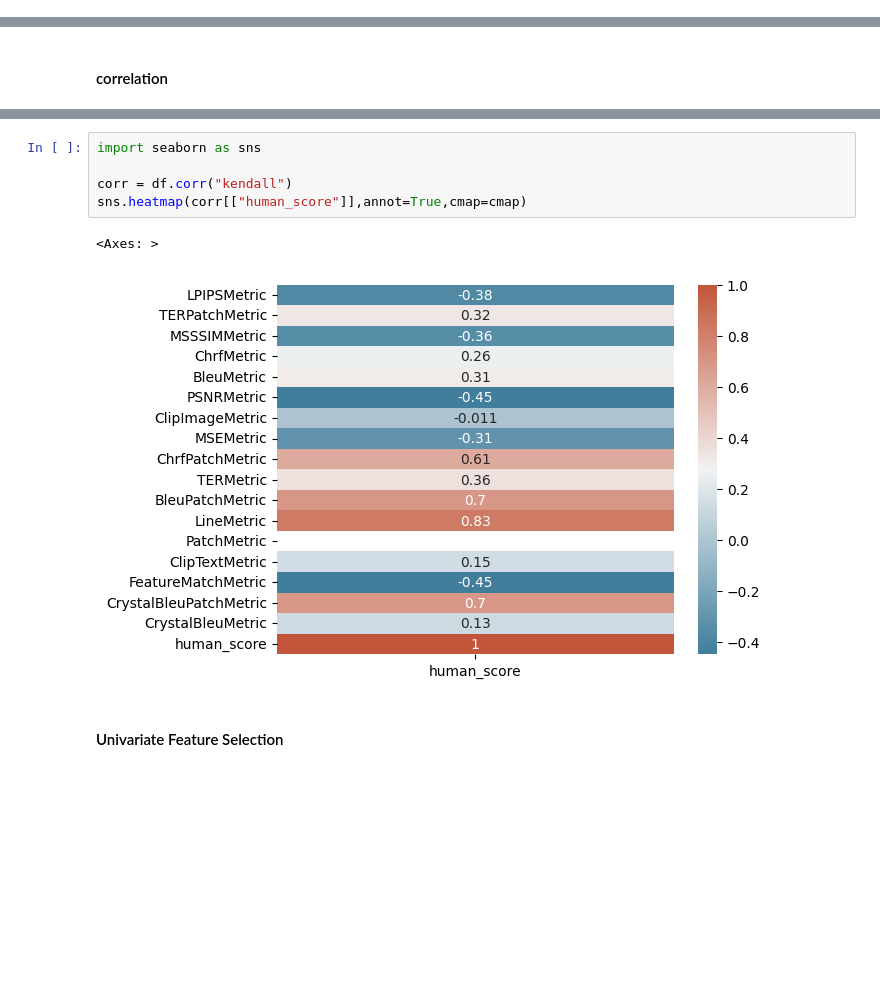
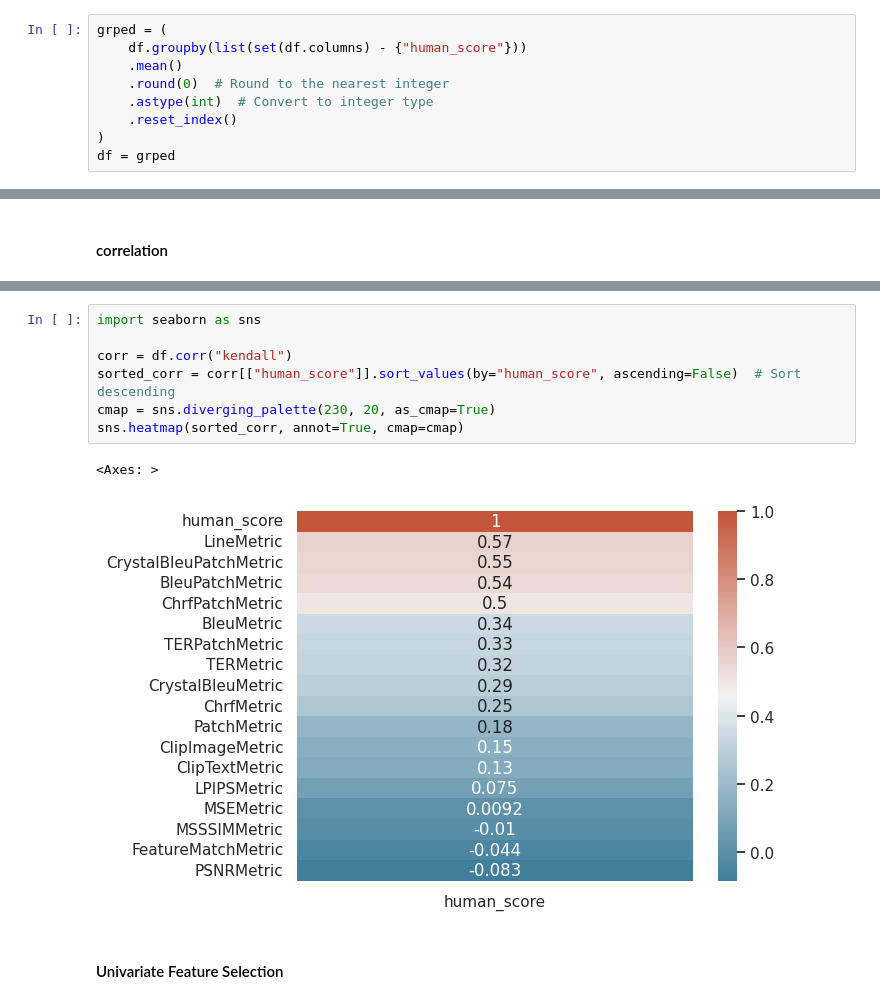
Before and after one commit to VarBench-SE/metricEval, a Jupyter notebook: analysis/metric_analysis.ipynb, the cells around one changed output, grey strips where cells are left out. Cells and saved outputs as stored; diff of their text form; blank space fills up the shorter version.

```diff
--- a/analysis/metric_analysis.ipynb
+++ b/analysis/metric_analysis.ipynb
@@ -21,3 +20,12 @@ df = df[
+# %%
+grped = (
+    df.groupby(list(set(df.columns) - {"human_score"}))
+    .mean()
+    .round(0)  # Round to the nearest integer
+    .astype(int)  # Convert to integer type
+    .reset_index()
+)
+df = grped
 # %% [markdown]
 ### Statistical-based analysis
 # %% [markdown]
@@ -34,11 +43,13 @@ sns.heatmap(corr[["human_score"]],annot=True,cmap=cmap)
 # %%
 import seaborn as sns
 
 corr = df.corr("kendall")
-sns.heatmap(corr[["human_score"]],annot=True,cmap=cmap)
+sorted_corr = corr[["human_score"]].sort_values(by="human_score", ascending=False)  # Sort descending
+cmap = sns.diverging_palette(230, 20, as_cmap=True)
+sns.heatmap(sorted_corr, annot=True, cmap=cmap)
 # %% [output]
 <Axes: >
-[figure, old version]
+[figure, new version]
 # %% [markdown]
 #### Univariate Feature Selection
 # %% [markdown]
```
Also changed, not shown: parts of 12 cells of this notebook, 1 other file.
